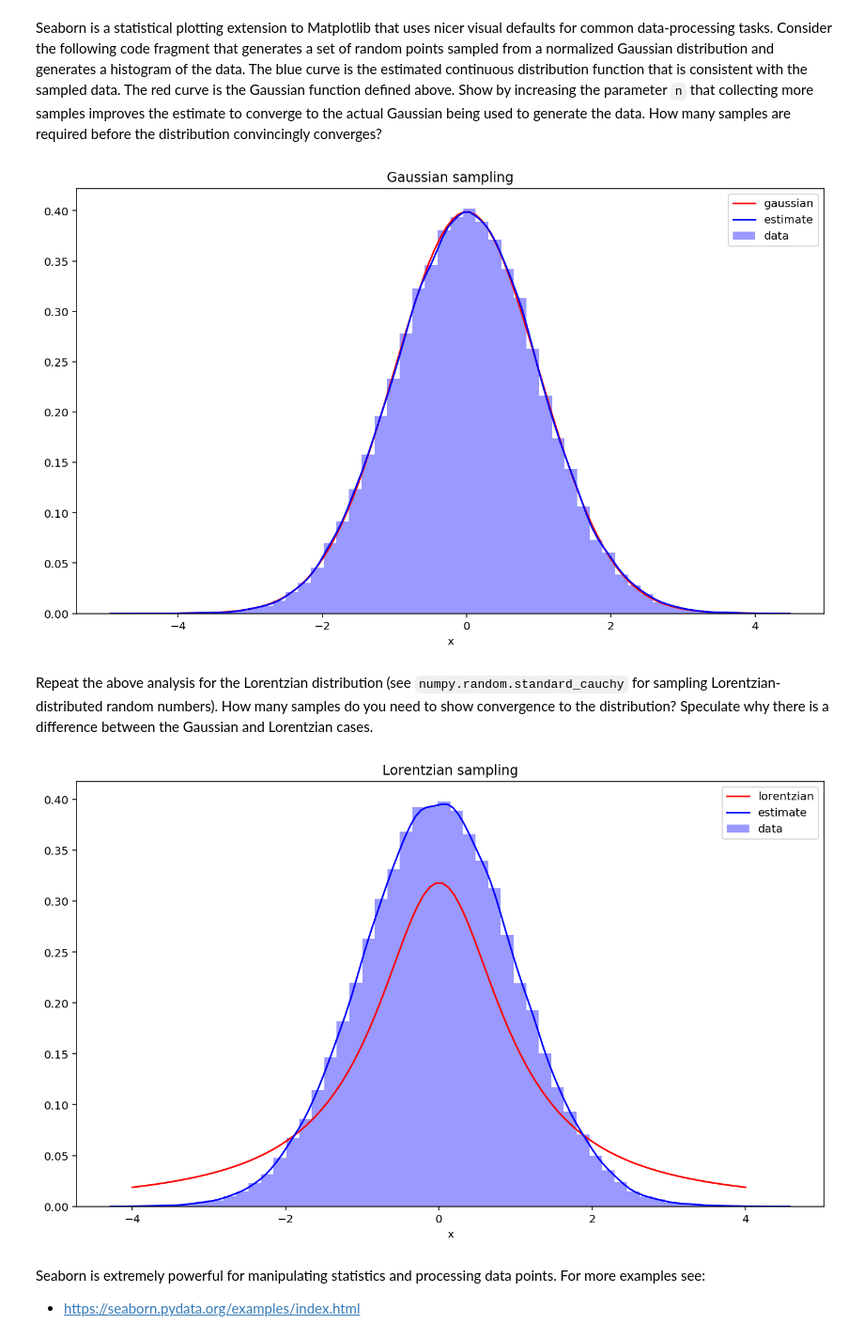
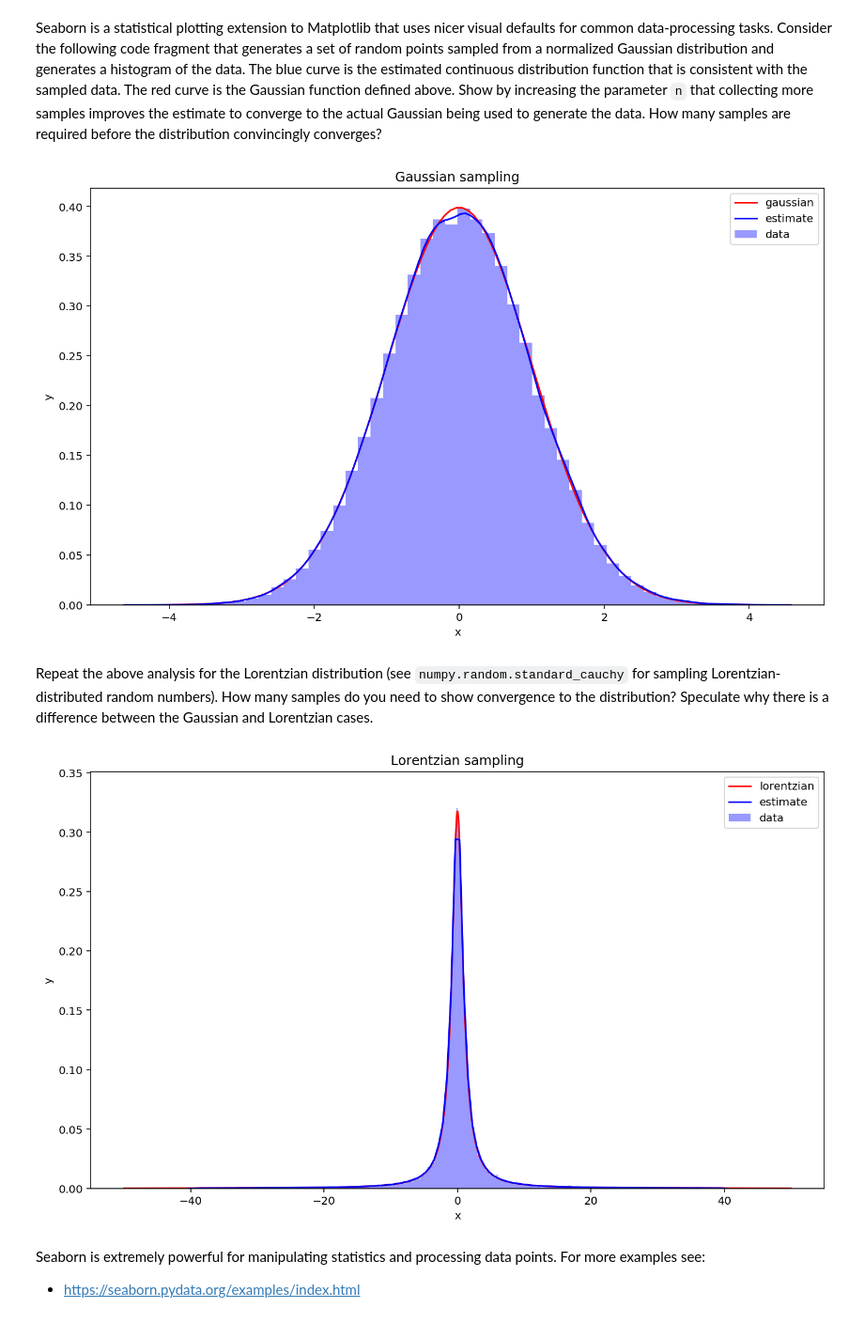
Before and after one commit to chapman-phys220-2017f/cw-05-riley-and-nikki, a Jupyter notebook: cw05.ipynb, the cells around one changed output. Shown at 94% size. Drawn from its saved outputs; the diff is of its cells as text; code cells hidden in the pictures.

```diff
--- a/cw05.ipynb
+++ b/cw05.ipynb
@@ -209,0 +215,16 @@ AttributeError: 'AxesSubplot' object has no attribute 'transFigure'
+# %%
+#2D Graph for Raisedcosine
+
+fig = plt.figure()
+ax = Axes3D(fig)
+x = np.linspace(-10, 10, 100)
+y = np.linspace(-10,10,100)
+X, Y = np.meshgrid(x, y)
+R = np.sqrt(X**2 + Y**2)
+Z = raisedcosine(R) #2D function
+plt.xlabel('x',fontdict=font) #X axis label
+plt.ylabel('y',fontdict=font) #Y axis label
+font = {'size': 16}
+plt.title('2D for Raisedcosine', fontdict=font) #Naming the graph
+ax.plot_surface(X, Y, Z, rstride=1, cstride=1, cmap='hot')
+plt.show()
@@ -229,32 +252,34 @@ def gaussian_sample(n):
     # Label curves
     plt.legend()
 # %%
-gaussian_sample(10)
+gaussian_sample(100000)
 # %% [output]
-[figure, old version]
+[figure, new version]
 # %% [markdown]
 Repeat the above analysis for the Lorentzian distribution (see `numpy.random.standard_cauchy` for sampling Lorentzian-distributed random numbers). How many samples do you need to show convergence to the distribution? Speculate why there is a difference between the Gaussian and Lorentzian cases.
 # %%
 def lorentzian_sample(n):
     # Generate n random normally-distributed floats
-    n=100000
-    #increasing the parameter n enables more samples to be collected, improving the area estimation.  I would say 100,000 sampels convincingly converges.
-    data = np.random.randn(n)
+    #increasing the parameter n enables more samples to be collected, improving the area estimation.  I would say 1,000,000 sampels convincingly converges.
+    data = np.random.standard_cauchy(n)
+    data = data[data>-40]
+    data = data[data<40]
     # Create domain of points for plotting
-    x = np.linspace(-4,4,100)
+    x = np.linspace(-50,50,1000)
     # Plot
     plt.figure(1)
     plt.title("Lorentzian sampling")
     plt.xlabel("x")
+    plt.ylabel("y")
     plt.plot(x,lorentzian(x),label="lorentzian",color="red")
     # Use seaborn to generate histogram and estimate distribution
-    sb.distplot(data,label="data",color="blue",kde_kws={"label":"estimate"})#idk what this does
+    sb.distplot(data,label="data",color="blue",kde_kws={"label":"estimate"},bins=10000)
     # Label curves
     plt.legend()
 # %%
-lorentzian_sample(10)
+lorentzian_sample(1000000)
 # %% [output]
-[figure, old version]
+[figure, new version]
 # %% [markdown]
 Seaborn is extremely powerful for manipulating statistics and processing data points. For more examples see:
   - https://seaborn.pydata.org/examples/index.html
```
Also changed, not shown: parts of 10 cells of this notebook, 1 other file.
